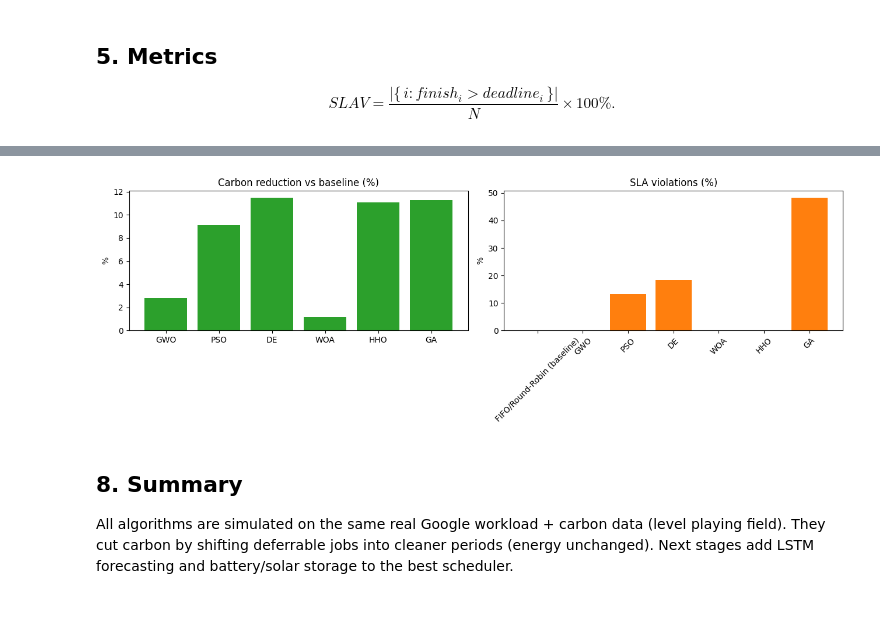
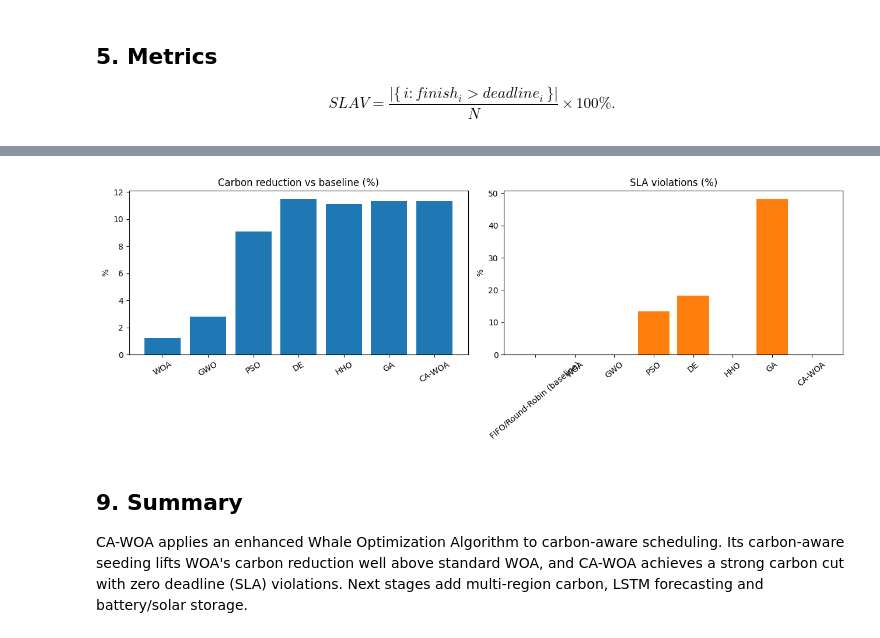
Before and after one commit to Navaneetha13/carbon-aware-scheduler, a Jupyter notebook: notebooks/carbon_aware_scheduling.ipynb, the cells around one changed output, grey strips where cells are left out. Saved outputs shown, nothing was run; the diff lists cells and outputs as text; code cells hidden in the pictures; blank space fills up the shorter version.

Commit message:
Add CA-WOA (carbon-aware WOA), real Google trace, and algorithm comparison

```diff
--- a/notebooks/carbon_aware_scheduling.ipynb
+++ b/notebooks/carbon_aware_scheduling.ipynb
@@ -54,6 +51,6 @@ arrival, duration, CPU request). The CPU request is already normalised 0–1 →
 # %%
-cols = ["time","missing","job_id","task_index","machine_id","event_type","user",
-        "sched_class","priority","cpu_request","mem_request","disk_request","constraint"]
+cols = ["time","missing","job_id","task_index","machine_id","event_type","user","sched_class",
+        "priority","cpu_request","mem_request","disk_request","constraint"]
 df = pd.read_csv(ROOT + "/data/workload/google_task_events_part0.csv.gz", header=None, names=cols)
 sub = (df[df.event_type==0][["job_id","task_index","time","cpu_request"]].dropna(subset=["cpu_request"])
        .rename(columns={"time":"submit"}).groupby(["job_id","task_index"], as_index=False).first())
@@ -66,7 +63,8 @@ tasks = []
 for _, r in m.iterrows():
     dur = int(np.clip(math.ceil(r.dur_us/1.8e9), 1, 12)); u = round(float(np.clip(r.cpu_request,0.05,1.0)),3)
     e = int((r.submit-smin)/(smax-smin+1)*(H//3)); tasks.append({"dur":dur,"u":u,"earliest":e,"deadline":e+dur+8})
-print("%d real Google tasks. Sample:" % len(tasks)); pd.DataFrame(tasks).head(6)
+N = len(tasks)
+print("%d real Google tasks. Sample:" % N); pd.DataFrame(tasks).head(6)
 # %% [output]
 60 real Google tasks. Sample:
 |  | dur | u | earliest | deadline |
@@ -120,0 +124,22 @@ simulated GA
+# %%
+def greedy_carbon_x():
+    x = np.zeros(N)
+    for i, t in enumerate(tasks):
+        room = max(0, min(MAX_DEFER, H - t["dur"] - t["earliest"]))
+        if room == 0: continue
+        hi = max(0, min(room, t["deadline"] - t["dur"] - t["earliest"]))
+        best_o, best_c = 0, float("inf")
+        for o in range(0, hi + 1):
+            c = sum(CI[k] for k in range(t["earliest"]+o, t["earliest"]+o+t["dur"]) if k < H)
+            if c < best_c: best_c, best_o = c, o
+        x[i] = best_o / room
+    return np.clip(x, 0.0, 1.0)
+def carbon_aware_seeds(pop_size):
+    g = greedy_carbon_x(); seeds = [g.copy()]
+    for _ in range(pop_size // 3):
+        seeds.append(np.clip(g + rng.normal(0, 0.10, N), 0.0, 1.0))
+    while len(seeds) < pop_size:
+        seeds.append(rng.uniform(0.0, 1.0, N))
+    return np.array(seeds[:pop_size])
+results["CA-WOA"] = run(WOA.OriginalWOA(epoch=150, pop_size=50), starting=carbon_aware_seeds(50))
+print("CA-WOA:", results["CA-WOA"])
@@ -137,13 +165,15 @@ df_res
 # %%
-algo = df_res.drop(index="FIFO/Round-Robin (baseline)")
-fig, ax = plt.subplots(1, 2, figsize=(13, 4.5))
-ax[0].bar(algo.index, algo["CarbonReduction_%"], color="tab:green"); ax[0].set(title="Carbon reduction vs baseline (%)", ylabel="%")
-ax[1].bar(df_res.index, df_res["SLA_viol_%"], color="tab:orange"); ax[1].set(title="SLA violations (%)", ylabel="%")
-ax[1].tick_params(axis="x", rotation=45); plt.tight_layout(); plt.show()
+order = [i for i in df_res.index if i != "FIFO/Round-Robin (baseline)"]
+fig, ax = plt.subplots(1, 2, figsize=(13, 4.8))
+ax[0].bar(order, df_res.loc[order, "CarbonReduction_%"], color="tab:blue")
+ax[0].set(title="Carbon reduction vs baseline (%)", ylabel="%"); ax[0].tick_params(axis="x", rotation=30)
+ax[1].bar(df_res.index, df_res["SLA_viol_%"], color="tab:orange")
+ax[1].set(title="SLA violations (%)", ylabel="%"); ax[1].tick_params(axis="x", rotation=40)
+plt.tight_layout(); plt.show()
 # %% [output]
-[figure, old version]
+[figure, new version]
-# %% [markdown]
-## 8. Summary
-All algorithms are simulated on the same real Google workload + carbon data (level playing field).
-They cut carbon by shifting deferrable jobs into cleaner periods (energy unchanged). Next stages add
-LSTM forecasting and battery/solar storage to the best scheduler.
+# %% [markdown]
+## 9. Summary
+CA-WOA applies an enhanced Whale Optimization Algorithm to carbon-aware scheduling. Its carbon-aware
+seeding lifts WOA's carbon reduction well above standard WOA, and CA-WOA achieves a strong carbon cut with
+zero deadline (SLA) violations. Next stages add multi-region carbon, LSTM forecasting and battery/solar storage.
```
Also changed, not shown: parts of 11 cells of this notebook, 9 other files.
